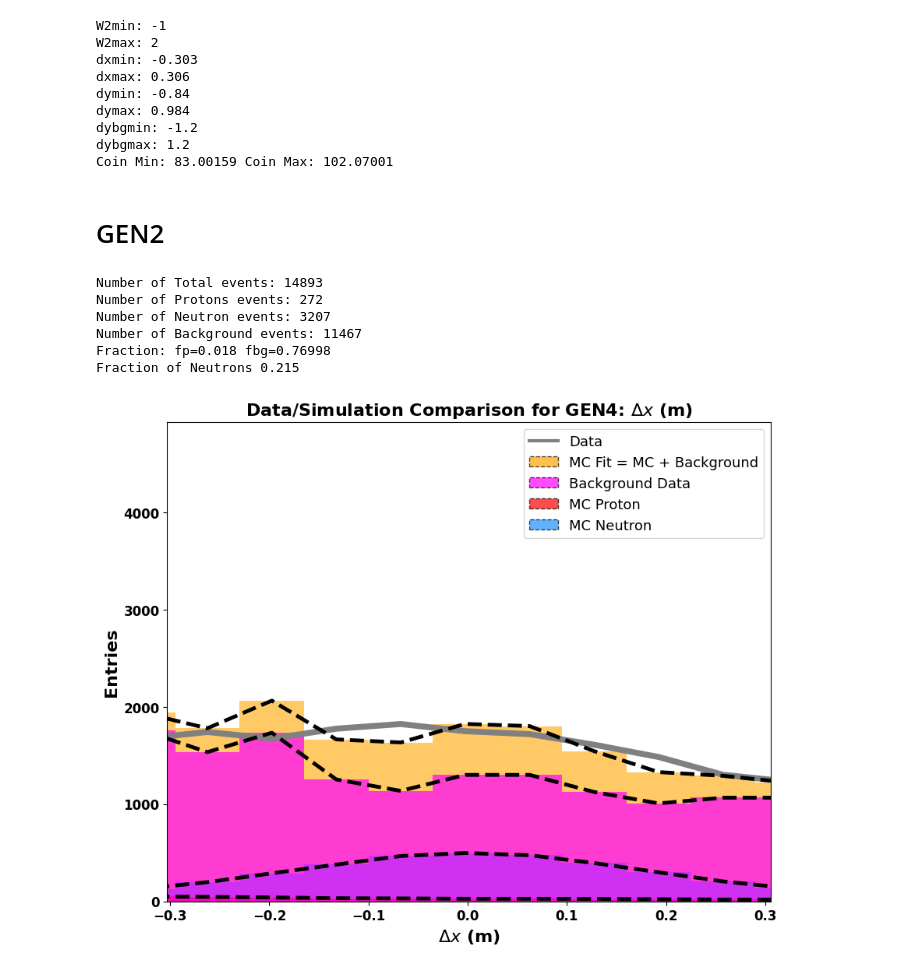
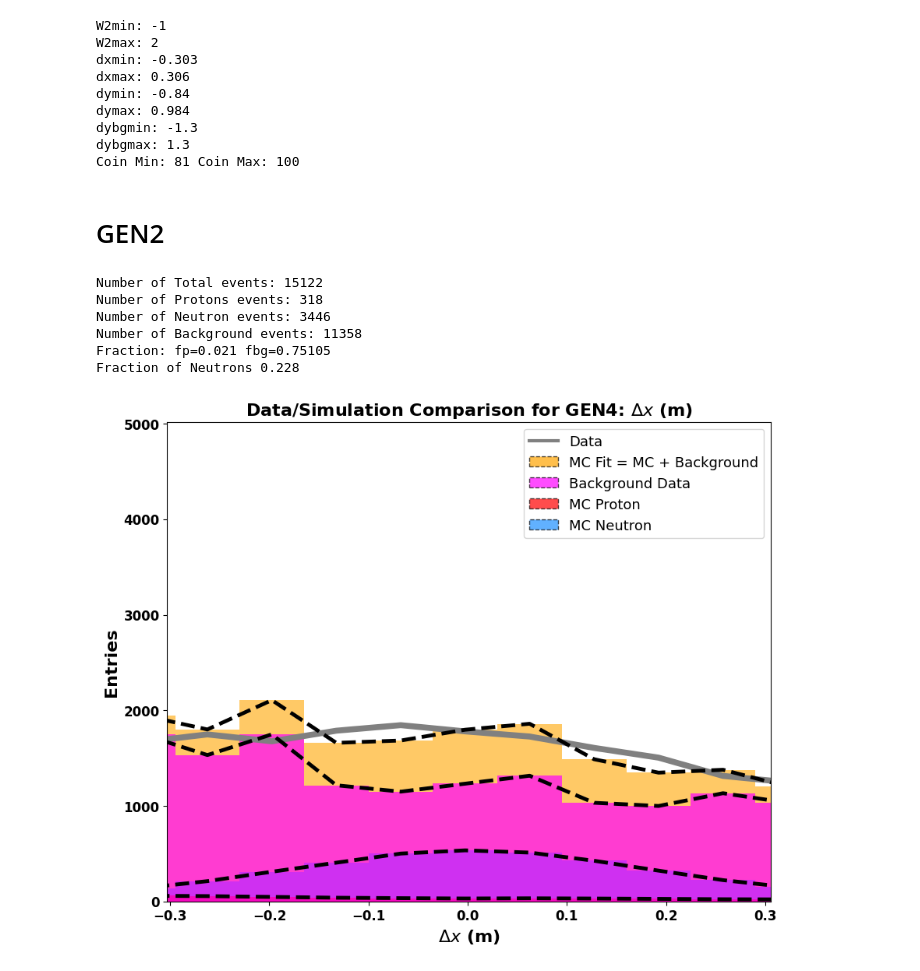
Before and after one commit to hp4xz/GEnAnalysis, a Jupyter notebook: analysis/CORRECTION_FractionDetermination_Protons_and_BG.ipynb, the cells around one changed output. Saved outputs shown, nothing was run; the diff lists cells and outputs as text; code cells hidden in the pictures.

```diff
--- a/analysis/CORRECTION_FractionDetermination_Protons_and_BG.ipynb
+++ b/analysis/CORRECTION_FractionDetermination_Protons_and_BG.ipynb
@@ -34,10 +34,9 @@ dymin=CONFIG.Function_JSON("dymin",f"../config/cuts{config}.cfg")
 dymax=CONFIG.Function_JSON("dymax",f"../config/cuts{config}.cfg")
 dybgmin=CONFIG.Function_JSON("dybgmin",f"../config/cuts{config}.cfg")
 dybgmax=CONFIG.Function_JSON("dybgmax",f"../config/cuts{config}.cfg")
-sigmacoin=CONFIG.Function_JSON("sigmacoin",f"../config/cuts{config}.cfg")
-coin=CONFIG.Function_JSON(f"GEN{config}","../config/coin.cfg")
-coinmin=coin[0]-sigmacoin*coin[1]
-coinmax=coin[0]+sigmacoin*coin[1]
+coinmin=CONFIG.Function_JSON("coinmin",f"../config/cuts{config}.cfg")
+coinmax=CONFIG.Function_JSON("coinmax",f"../config/cuts{config}.cfg")
+
 print(f'W2min: {W2min}')
 print(f'W2max: {W2max}')
 print(f'dxmin: {dxmin}')
@@ -54,9 +53,9 @@ dxmin: -0.303
 dxmax: 0.306
 dymin: -0.84
 dymax: 0.984
-dybgmin: -1.2
-dybgmax: 1.2
-Coin Min: 83.00159 Coin Max: 102.07001
+dybgmin: -1.3
+dybgmax: 1.3
+Coin Min: 81 Coin Max: 100
 # %% [markdown]
 # GEN2
 # %%
@@ -154,38 +153,38 @@ numBG=np.sum(bin_contents[(bin_centers >= lower_bound) & (bin_centers <= upper_b
 bin_centers,bin_contents=simpHist
 numProton=np.sum(bin_contents[(bin_centers >= lower_bound) & (bin_centers <= upper_bound)])
 
 bin_centers,bin_contents=simnHist
 numNeutron=np.sum(bin_contents[(bin_centers >= lower_bound) & (bin_centers <= upper_bound)])
 
-bin_centers,bin_contents=data
+bin_centers,bin_contents=totalHist
 numTotal=np.sum(bin_contents[(bin_centers >= lower_bound) & (bin_centers <= upper_bound)])
 
 #___________________________________________________________________________
 plt.xlim((dxmin,dxmax))
 plt.ylim((0,np.max(totalHist[1]*1)))
 plt.title(f'Data/Simulation Comparison for GEN{config}: $\Delta x$ (m)',fontsize=fs,fontweight=fw)
 plt.legend(handles=legend_elements,loc='upper right',fontsize=fs-3)
 plt.xticks(fontsize=fs-4, fontweight=fw)
 plt.yticks(fontsize=fs-4, fontweight=fw)
 plt.xlabel(r'$\Delta x$ (m)',fontsize=fs,fontweight=fw)
 plt.ylabel('Entries',fontsize=fs,fontweight=fw)
 
 print(f'Number of Total events: {int(numTotal)}')
 print(f'Number of Protons events: {int(numProton)}')
 print(f'Number of Neutron events: {int(numNeutron)}')
 print(f'Number of Background events: {int(numBG)}')
 print(f'Fraction: fp={np.round(numProton/numTotal,3)} fbg={np.round(numBG/numTotal,5)}')
 fproton=np.round(numProton/numTotal,3)
 fbg=np.round(numBG/numTotal,3)
 np.save(f'CorrectionArrays/Pass{pas}/fproton{config}.npy',np.array(fproton))
 np.save(f'CorrectionArrays/Pass{pas}/fbg{config}.npy',np.array(fbg))
 
 print(f'Fraction of Neutrons {np.round(numNeutron/numTotal,3)}')
 # %% [output]
-Number of Total events: 14893
-Number of Protons events: 272
-Number of Neutron events: 3207
-Number of Background events: 11467
-Fraction: fp=0.018 fbg=0.76998
-Fraction of Neutrons 0.215
+Number of Total events: 15122
+Number of Protons events: 318
+Number of Neutron events: 3446
+Number of Background events: 11358
+Fraction: fp=0.021 fbg=0.75105
+Fraction of Neutrons 0.228
-[figure, old version]
+[figure, new version]
```
Also changed, not shown: 48 other files.
